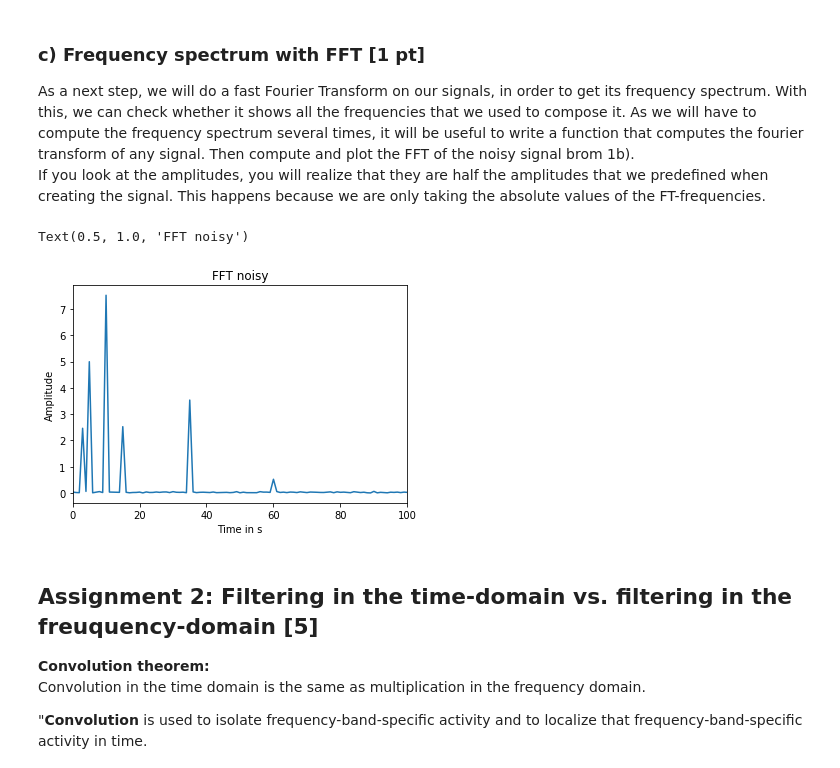
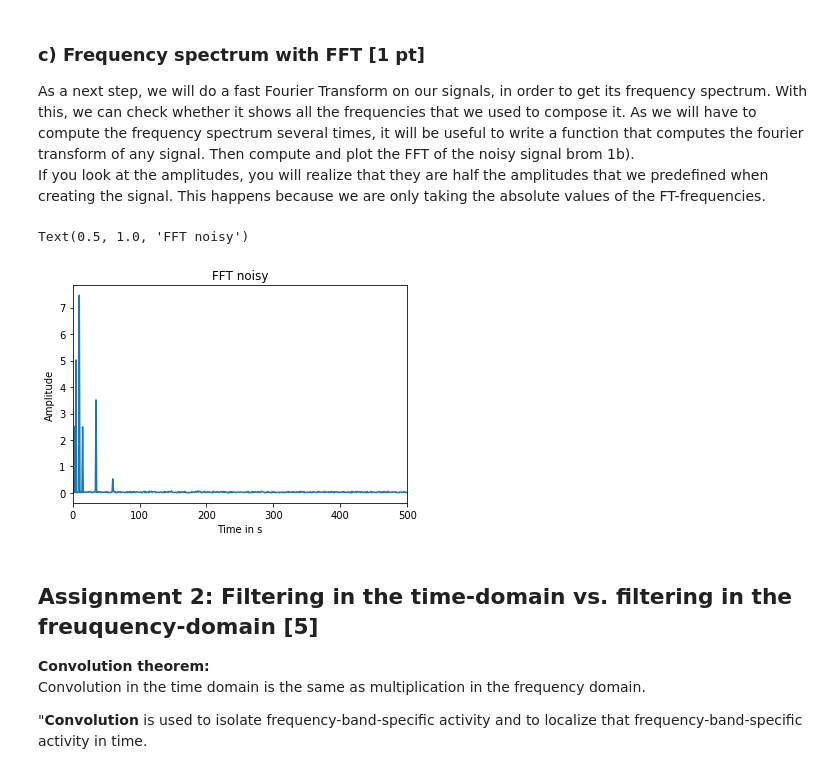
Before and after one commit to NBP-ACC/week-8-updated-acc_6, a Jupyter notebook: Sheet06.ipynb, the cells around one changed output. Drawn from its saved outputs; the diff is of its cells as text; code cells hidden in the pictures.

```diff
--- a/Sheet06.ipynb
+++ b/Sheet06.ipynb
@@ -81,11 +80,8 @@ sig = []
 
 # TODO:
 
-t = np.linspace(0, 1, 1000, False)  # 1 second
-sig = []
-
 for i in range(len(frex)):
-    sine = amplit[i] * np.sin(2 * np.pi * frex[i] * t + phases[i])
+    sine = amplit[i] * np.sin(np.pi * t * 2 * frex[i]  + phases[i])
     sig.append(sine)
 
 noise = np.random.randn(1000)                 # white noise 1
@@ -122,17 +118,17 @@ def getFT(sig):
 # %%
 # compute FFT of the noisy signal
 # TODO
 
 FFT = getFT(signal_noisy)
 
 plt.plot(FFT/len(signal_noisy))
 plt.xlabel('Time in s')
 plt.ylabel('Amplitude')
-plt.xlim(0,100)
+plt.xlim(0,500)
 plt.title('FFT noisy')
 # %% [output]
 Text(0.5, 1.0, 'FFT noisy')
-[figure, old version]
+[figure, new version]
 # %% [markdown]
 ## Assignment 2: Filtering in the time-domain vs. filtering in the freuquency-domain [5]
 **Convolution theorem:**
```
Also changed, not shown: parts of 6 cells of this notebook.
